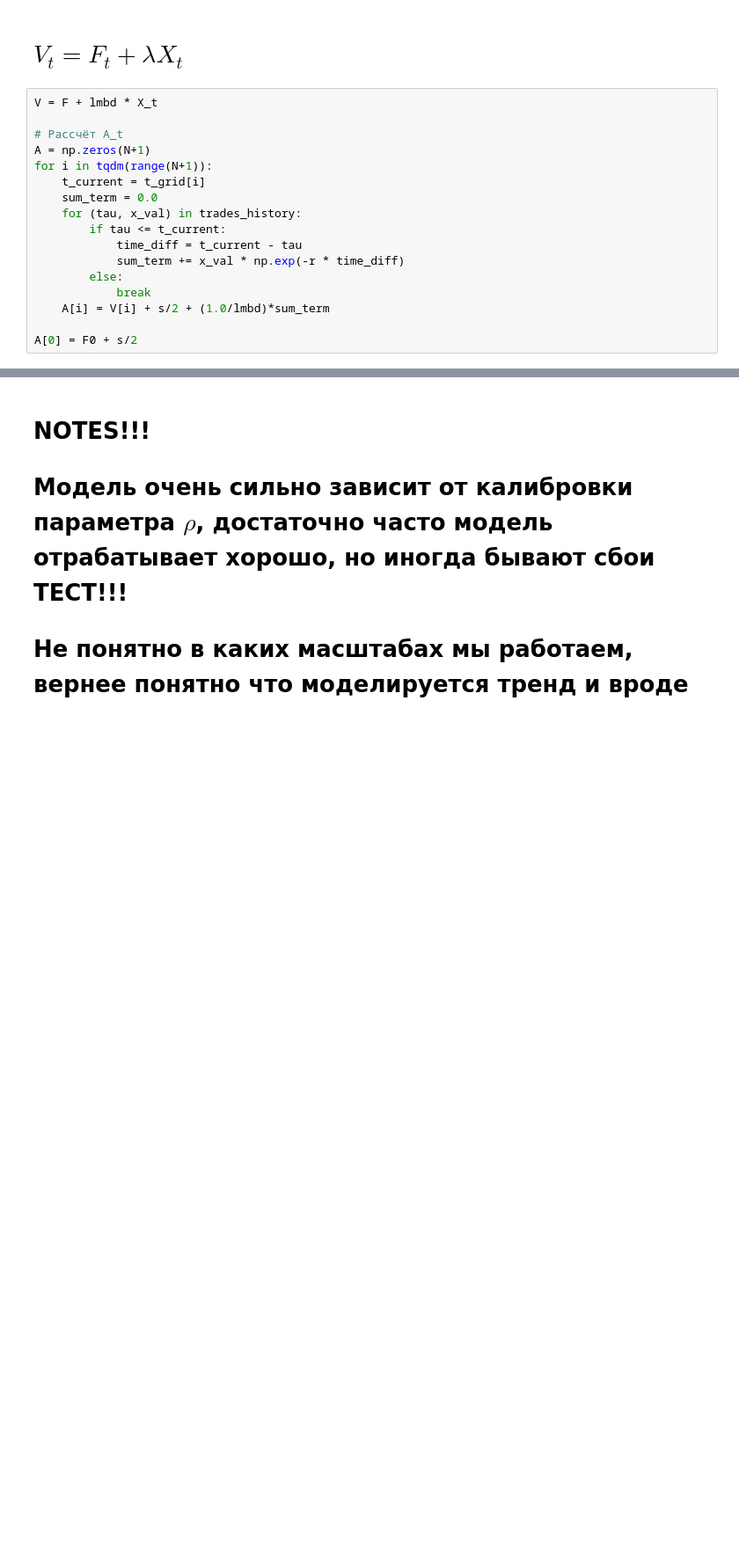
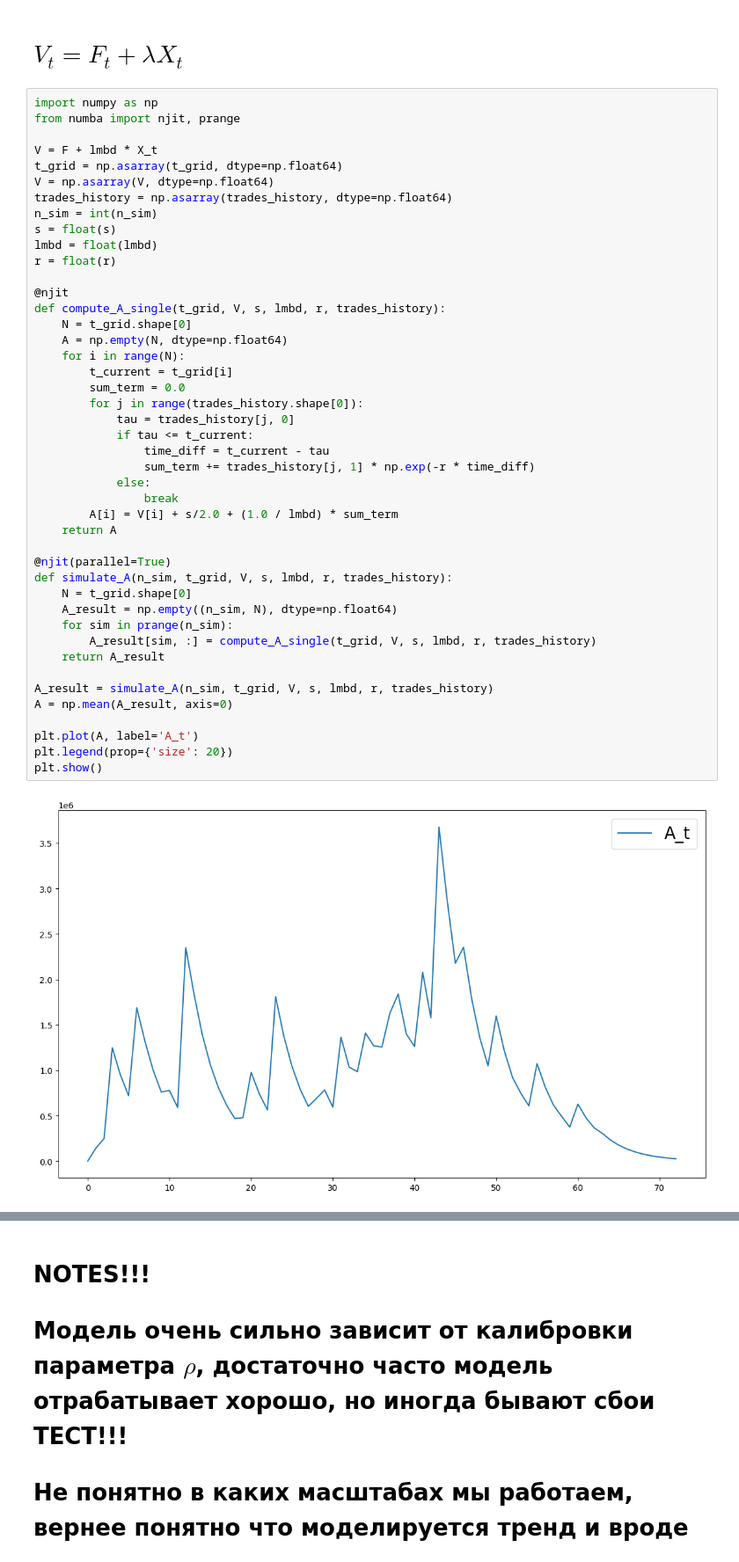
Before and after one commit to DefaultMaxim/orderBook, a Jupyter notebook: example.ipynb, the cells around one changed output, grey strips where cells are left out. Shown at 88% size. Cells and saved outputs as stored; diff of their text form; blank space fills up the shorter version.

```diff
--- a/example.ipynb
+++ b/example.ipynb
@@ -223,19 +579,48 @@ for i in tqdm(range(1, N+1)):
 # %% [markdown]
 # $V_t = F_t + \lambda X_t$
-# %%
-V = F + lmbd * X_t
-
-# Рассчёт A_t
-A = np.zeros(N+1)
-for i in tqdm(range(N+1)):
-    t_current = t_grid[i]
-    sum_term = 0.0
-    for (tau, x_val) in trades_history:
-        if tau <= t_current:
-            time_diff = t_current - tau
-            sum_term += x_val * np.exp(-r * time_diff)
-        else:
-            break
-    A[i] = V[i] + s/2 + (1.0/lmbd)*sum_term
-
-A[0] = F0 + s/2
+# %%
+import numpy as np
+from numba import njit, prange
+
+V = F + lmbd * X_t
+t_grid = np.asarray(t_grid, dtype=np.float64)
+V = np.asarray(V, dtype=np.float64)
+trades_history = np.asarray(trades_history, dtype=np.float64)
+n_sim = int(n_sim)
+s = float(s)
+lmbd = float(lmbd)
+r = float(r)
+
+@njit
+def compute_A_single(t_grid, V, s, lmbd, r, trades_history):
+    N = t_grid.shape[0]
+    A = np.empty(N, dtype=np.float64)
+    for i in range(N):
+        t_current = t_grid[i]
+        sum_term = 0.0
+        for j in range(trades_history.shape[0]):
+            tau = trades_history[j, 0]
+            if tau <= t_current:
+                time_diff = t_current - tau
+                sum_term += trades_history[j, 1] * np.exp(-r * time_diff)
+            else:
+                break
+        A[i] = V[i] + s/2.0 + (1.0 / lmbd) * sum_term
+    return A
+
+@njit(parallel=True)
+def simulate_A(n_sim, t_grid, V, s, lmbd, r, trades_history):
+    N = t_grid.shape[0]
+    A_result = np.empty((n_sim, N), dtype=np.float64)
+    for sim in prange(n_sim):
+        A_result[sim, :] = compute_A_single(t_grid, V, s, lmbd, r, trades_history)
+    return A_result
+
+A_result = simulate_A(n_sim, t_grid, V, s, lmbd, r, trades_history)
+A = np.mean(A_result, axis=0)
+
+plt.plot(A, label='A_t')
+plt.legend(prop={'size': 20})
+plt.show()
+# %% [output]
+[figure, added]
```
Also changed, not shown: parts of 23 cells of this notebook, 6 other files.
